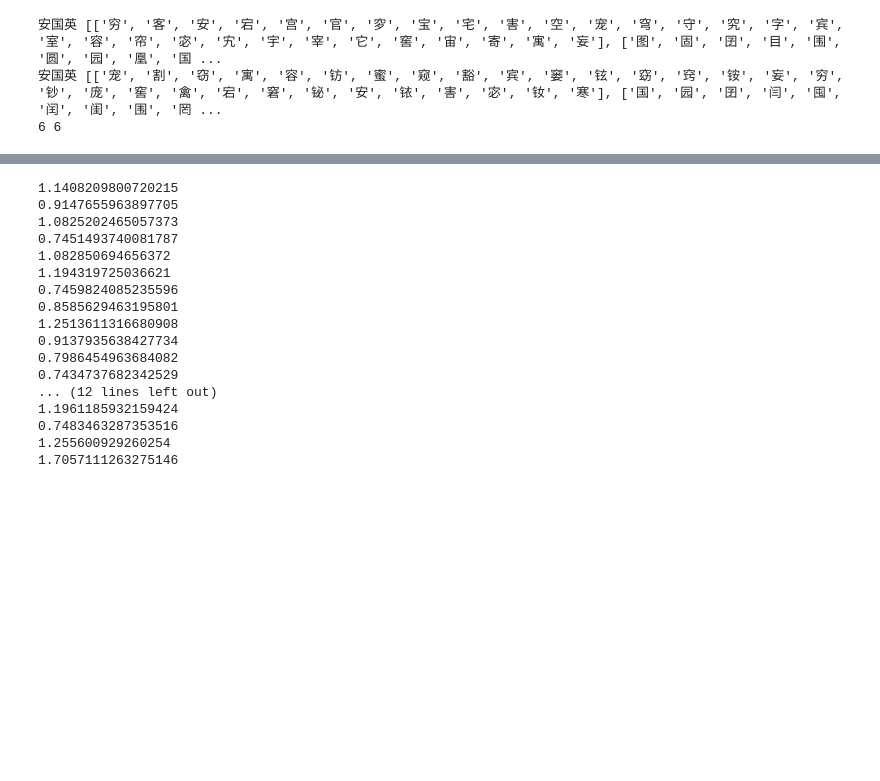
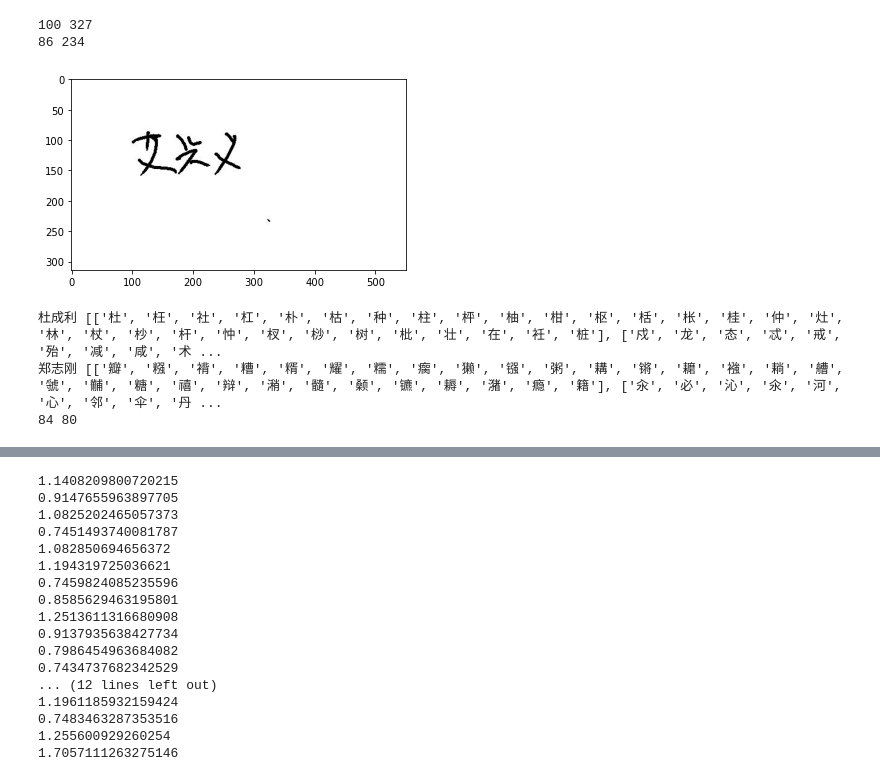
Before and after one commit to linkenghong/HWR_use, a Jupyter notebook: test.ipynb, the cells around one changed output, grey strips where cells are left out. Cells and saved outputs as stored; diff of their text form; code cells hidden in the pictures; blank space fills up the shorter version.

```diff
--- a/test.ipynb
+++ b/test.ipynb
@@ -15,10 +15,36 @@ name = path.split('/')[-1].split('.')[0].split('_')[0]
+# %%
+from segmentation import find_best_borders_connect, find_best_borders_projection, find_best_borders_gas, show_borders,show_gas,find_local_min
+from PIL import Image
+from ha_SignCompare import ha_SignCompare
+import glob
+import numpy as np
+from scipy.ndimage import gaussian_filter1d
+import matplotlib.pyplot as plt
+%matplotlib inline
+path = r'./data_1/艾兴义_5723.jpg'
+name = path.split('/')[-1].split('.')[0].split('_')[0]
+img = Image.open(path).convert('RGB')
+limg = img.convert('L').point(lambda p: 0 if p > 200 else 1, '1')
+img_data = np.array(limg, dtype=np.int32)
+dire_sum_0 = img_data.sum(axis=0)
+dire_sum_1 = img_data.sum(axis=1)
+no0_dir0 = np.where(dire_sum_0>0)[0]
+print(no0_dir0[0],no0_dir0[-1])
+no0_dir0 = np.where(dire_sum_1>0)[0]
+print(no0_dir0[0],no0_dir0[-1])
+plt.imshow(img)
+plt.show()
+# %% [output]
+100 327
+86 234
+[figure, added]
 # %%
 from ha_SignCompare import ha_SignCompare
 import glob
 %matplotlib inline
 count, pos_count = 0, 0
 dir_path = r'./data_1/'
-jpg_path_list = glob.glob(os.path.join(dir_path, '*安国英*.jpg'))
+jpg_path_list = glob.glob(os.path.join(dir_path, '*.jpg'))
 # path = r'./data_1/艾兴义_5723.jpg'
 
 for path in jpg_path_list:
@@ -30,13 +56,13 @@ for path in jpg_path_list:
         if n in char_list[i]:
             temp_count += 1
     pos_count += temp_count
-    # if temp_count != len(name):
-    print(name, char_list)
+    if temp_count != len(name):
+        print(name, char_list)
 print(count, pos_count)
 # %% [output]
-安国英 [['穷', '客', '安', '宕', '宫', '官', '穸', '宝', '宅', '害', '空', '宠', '穹', '守', '究', '字', '宾', '室', '容', '帘', '宓', '宄', '宇', '宰', '它', '窖', '宙', '寄', '寓', '妄'], ['图', '固', '囝', '目', '围', '圆', '园', '凰', '国 ...
-安国英 [['宠', '割', '窃', '寓', '容', '钫', '蜜', '窥', '豁', '宾', '窭', '铉', '窈', '窍', '铵', '妄', '穷', '钞', '庞', '窖', '禽', '宕', '窘', '铋', '安', '铱', '害', '宓', '钕', '寒'], ['国', '园', '囝', '闫', '囤', '闰', '闺', '围', '罔 ...
-6 6
+杜成利 [['杜', '枉', '社', '杠', '朴', '枯', '种', '柱', '枰', '柚', '柑', '枢', '栝', '枨', '桂', '仲', '灶', '林', '杖', '杪', '杆', '忡', '杈', '桫', '树', '枇', '壮', '在', '衽', '桩'], ['戍', '龙', '态', '忒', '戒', '殆', '减', '咸', '术 ...
+郑志刚 [['瓣', '糨', '褙', '糟', '糈', '耀', '糯', '瘸', '獭', '镪', '粥', '耩', '锵', '耱', '襁', '耥', '艚', '虢', '黼', '糖', '禧', '辩', '潲', '髓', '颡', '镳', '耨', '潴', '瘾', '籍'], ['汆', '必', '沁', '氽', '河', '心', '邻', '伞', '丹 ...
+84 80
 # %%
 from segmentation import find_best_borders_connect, find_best_borders_projection, find_best_borders_gas, show_borders, show_gas, find_local_min, find_connect
 from PIL import Image
```
Also changed, not shown: parts of 3 cells of this notebook, 2 other files.
